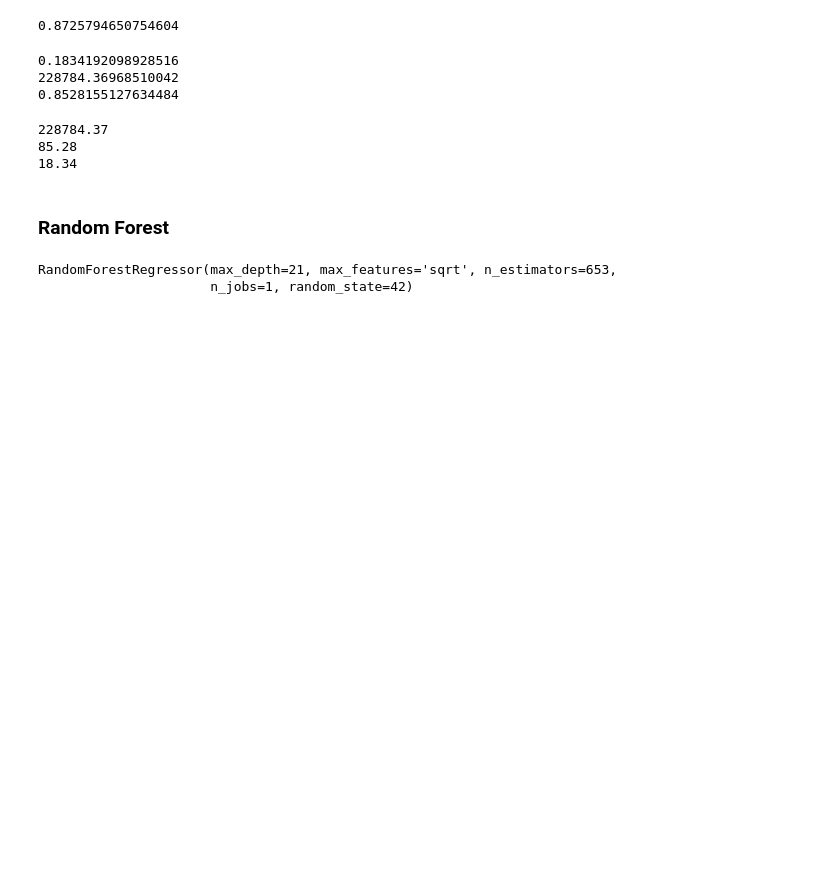
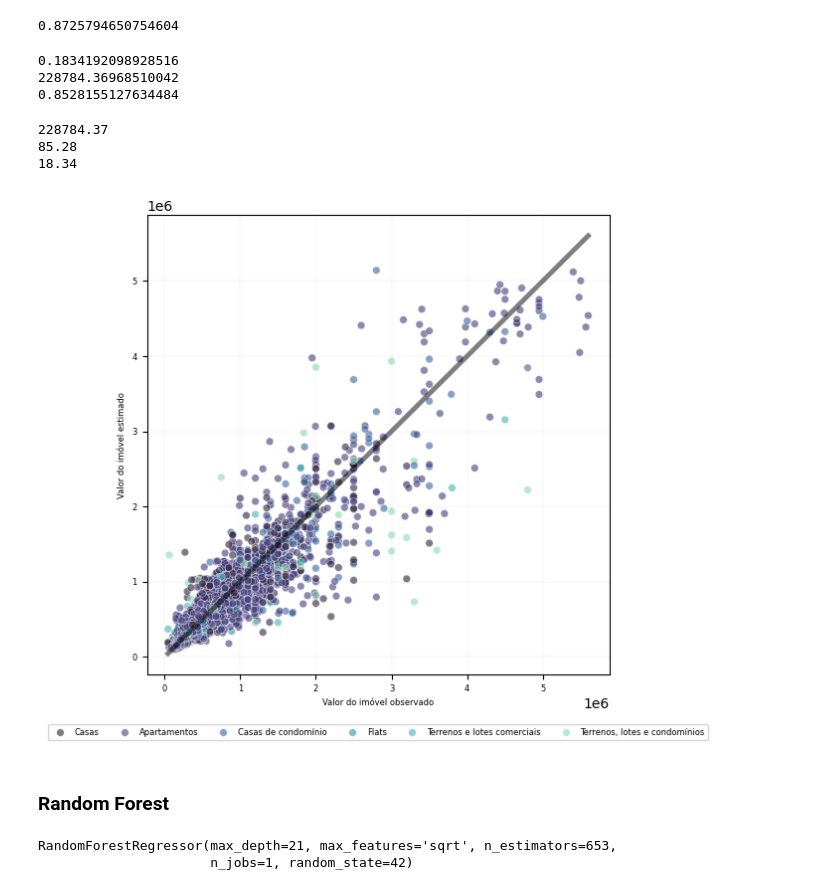
Before and after one commit to cowvin0/tcc_realestate, a Jupyter notebook: tcc_escrita/modeling.ipynb, the cells around one changed output. Saved outputs shown, nothing was run; the diff lists cells and outputs as text; code cells hidden in the pictures; blank space fills up the shorter version.

```diff
--- a/tcc_escrita/modeling.ipynb
+++ b/tcc_escrita/modeling.ipynb
@@ -601,53 +601,53 @@ print(np.round(0.1834192098928516 * 100, 2))
 85.28
 18.34
 # %%
-fig = plt.Figure(figsize=(5.7, 2.7))
+fig, ax = plt.subplots(figsize=(6, 6))
 
 plot = sns.scatterplot(
-    # data=test_df_clone\
-    # .assign(
-    #     nivel=lambda x: (x.academia + x.espaco_gourmet + x.quadra_de_esporte +
-    #      x.sauna + x.varanda_gourmet + x.playground).astype(object)
-    # ),
-    data=test_df_clone,
+    data=test_df_clone\
+        .assign(
+            valor=lambda x: np.expm1(x.valor),
+            preds_lgbm=lambda x: np.expm1(x.preds_lgbm),
+        ),
     x='valor',
     y='preds_lgbm',
-    s=100,
-    # style='nivel',
+    s=30,
     hue='tipo',
     palette='mako',
     alpha=.6)
 
-min_val = min(test_df_clone['valor'].min(), test_df_clone['preds_lgbm'].min())
-max_val = max(test_df_clone['valor'].max(), test_df_clone['preds_lgbm'].max())
+min_val = min(np.expm1(test_df_clone['valor'].min()), np.expm1(test_df_clone['preds_lgbm'].min()))
+max_val = max(np.expm1(test_df_clone['valor'].max()), np.expm1(test_df_clone['preds_lgbm'].max()))
 plot.plot(
     [min_val, max_val],
     [min_val, max_val],
     color="black",
     linewidth=3.5,
     alpha=.5
     )
 
 plot.grid(True, color='grey', linewidth=.05)
 plot.set_facecolor('white')
 plot.spines['top'].set_visible(True)
 plot.spines['right'].set_visible(True)
 plot.spines['left'].set_visible(True)
 plot.spines['bottom'].set_visible(True)
 
-# sns.set_theme(rc={'figure.figsize': (5.7, 2.7)})
-plot.set_xlabel('Valor do imóvel observado')
-plot.set_ylabel('Valor do imóvel estimado')
+plot.set_xlabel('Valor do imóvel observado', fontsize=6)
+plot.set_ylabel('Valor do imóvel estimado', fontsize=6)
+plot.tick_params("both", labelsize=6)
 
-l = plt.legend(loc="upper center", bbox_to_anchor=(.5, -.08), ncol=7)
+l = plt.legend(loc="upper center", bbox_to_anchor=(.5, -.1), ncol=7, prop={"size": 6})
 l.get_texts()[0].set_text('Casas')
 l.get_texts()[1].set_text('Apartamentos')
 l.get_texts()[2].set_text('Casas de condomínio')
 l.get_texts()[3].set_text('Flats')
 l.get_texts()[4].set_text('Terrenos e lotes comerciais')
 l.get_texts()[5].set_text('Terrenos, lotes e condomínios')
-# plt.savefig("../../tcc_escrita/includes/lgbm_plot_predict.svg", dpi=600, bbox_inches='tight')
+plt.savefig("includes/lgbm_plot_predict_no_transform.svg", dpi=600, bbox_inches='tight')
 plt.show()
+# %% [output]
+[figure, added]
 # %%
 #joblib.dump(study_lgbm, 'study_pkl/study_lgbm.pkl')
 # %% [markdown]
```
Also changed, not shown: parts of 8 cells of this notebook, 9 other files.
